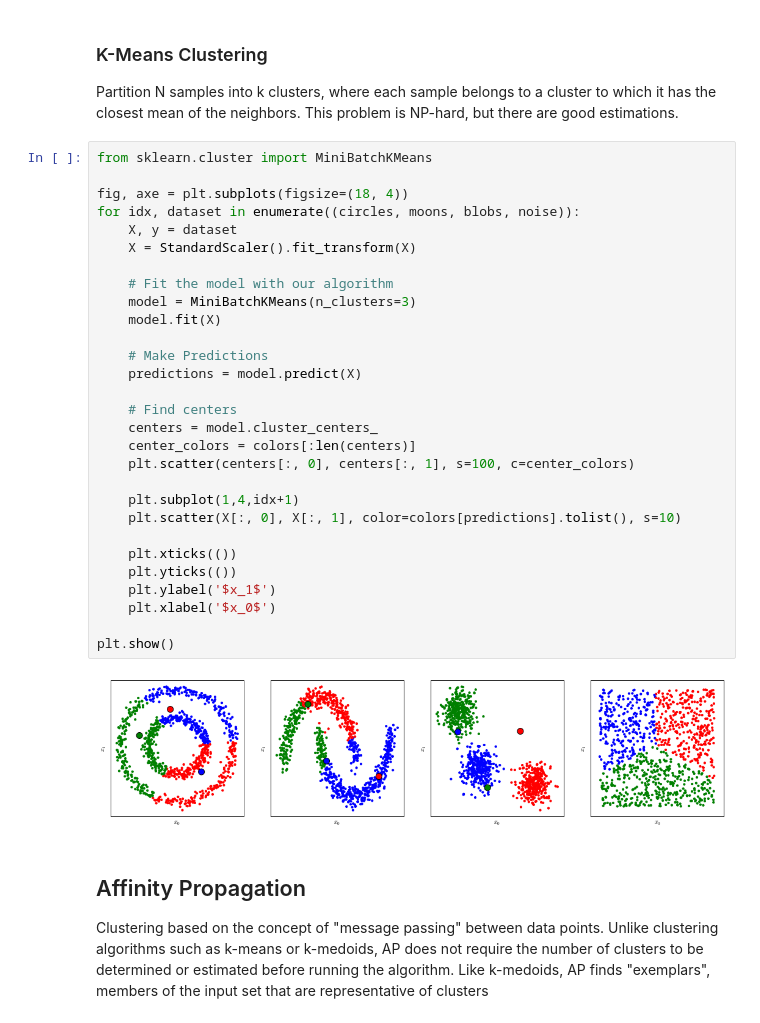
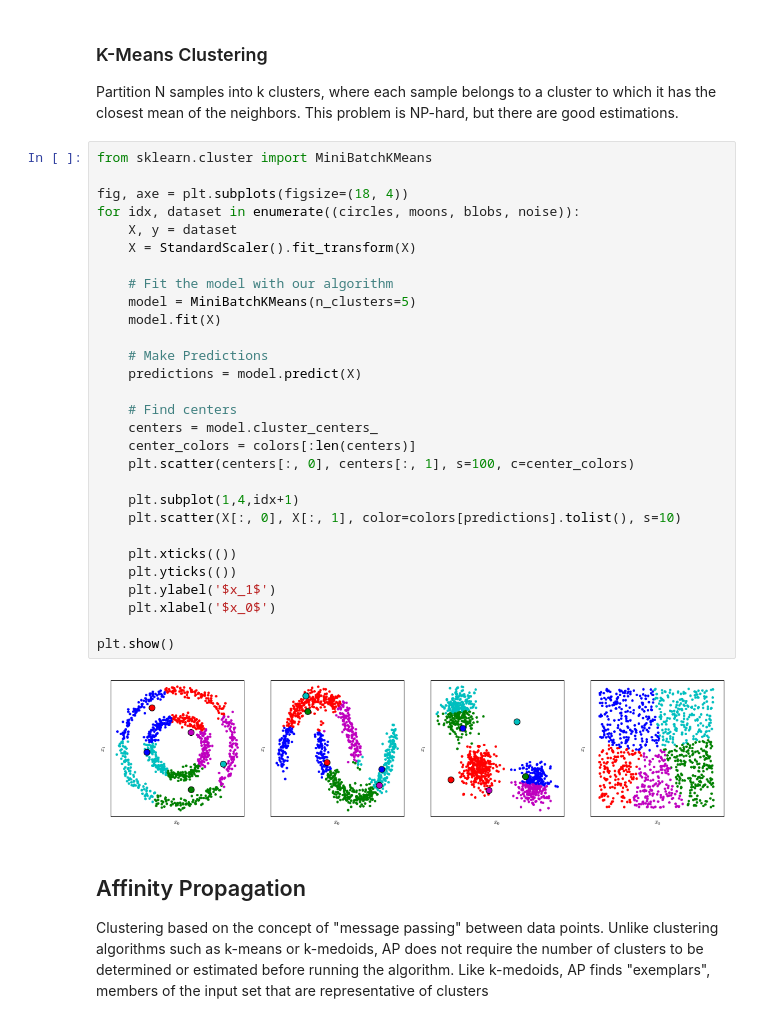
Before and after one commit to MarkjoyGU/Injury-Prediction, a Jupyter notebook: notebook/Tour de SciKit-Learn.ipynb, the cells around one changed output. Cells and saved outputs as stored; diff of their text form.

```diff
--- a/notebook/Tour de SciKit-Learn.ipynb
+++ b/notebook/Tour de SciKit-Learn.ipynb
@@ -507,34 +503,34 @@ Partition N samples into k clusters, where each sample belongs to a cluster to w
 # %%
 from sklearn.cluster import MiniBatchKMeans
 
 fig, axe = plt.subplots(figsize=(18, 4))
 for idx, dataset in enumerate((circles, moons, blobs, noise)):
     X, y = dataset
     X = StandardScaler().fit_transform(X)
 
     # Fit the model with our algorithm
-    model = MiniBatchKMeans(n_clusters=3)
+    model = MiniBatchKMeans(n_clusters=5)
     model.fit(X)
 
     # Make Predictions
     predictions = model.predict(X)
 
     # Find centers
     centers = model.cluster_centers_
     center_colors = colors[:len(centers)]
     plt.scatter(centers[:, 0], centers[:, 1], s=100, c=center_colors)
 
     plt.subplot(1,4,idx+1)
     plt.scatter(X[:, 0], X[:, 1], color=colors[predictions].tolist(), s=10)
 
     plt.xticks(())
     plt.yticks(())
     plt.ylabel('$x_1$')
     plt.xlabel('$x_0$')
 
 plt.show()
 # %% [output]
-[figure, old version]
+[figure, new version]
 # %% [markdown]
 ## Affinity Propagation
 
```
Also changed, not shown: parts of 5 cells of this notebook, 1 other file.
